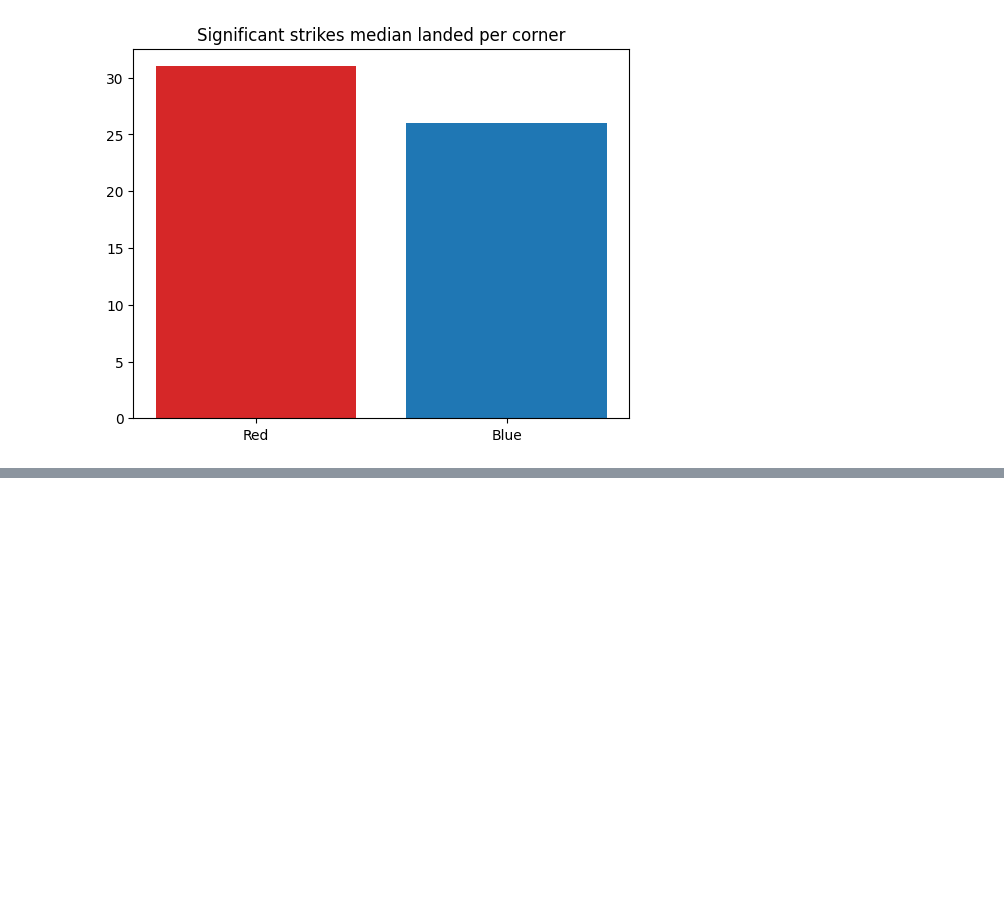
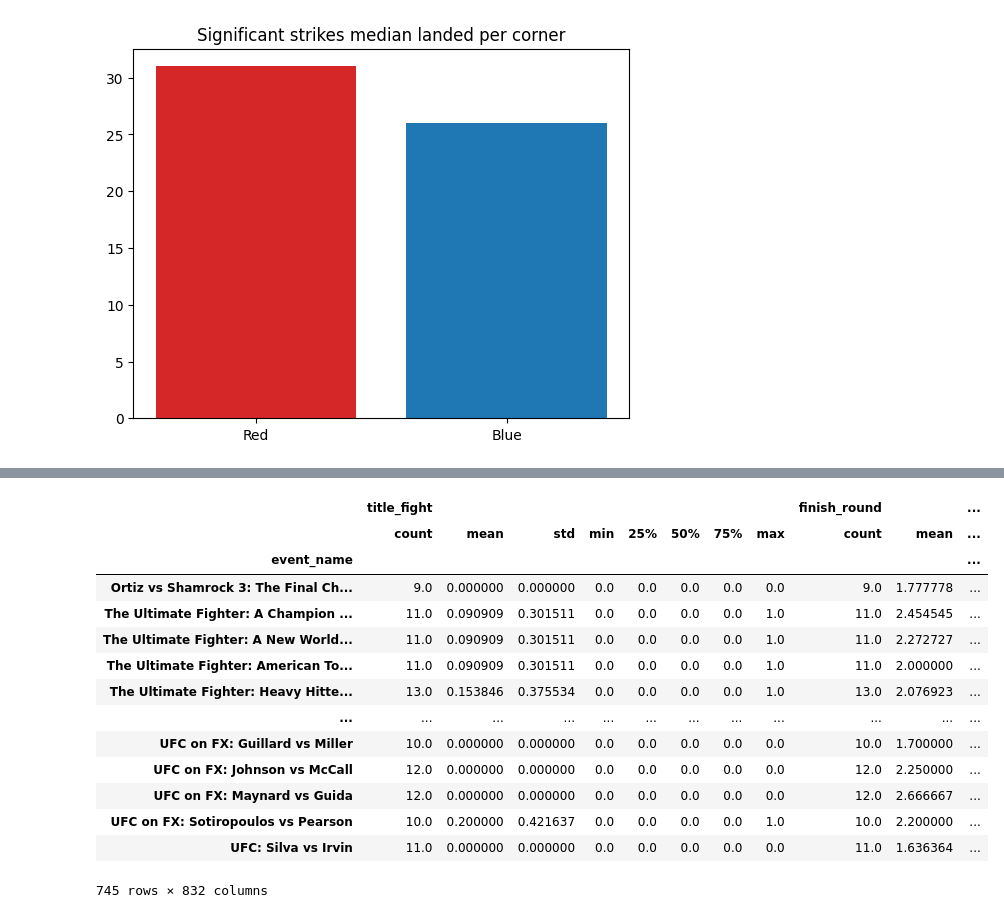
Before and after one commit to ATalaveraDev/UFC_analisys, a Jupyter notebook: notebooks/descriptive analysis.ipynb, the cells around one changed output, grey strips where cells are left out. Saved outputs shown, nothing was run; the diff lists cells and outputs as text; code cells hidden in the pictures; blank space fills up the shorter version.

```diff
--- a/notebooks/descriptive analysis.ipynb
+++ b/notebooks/descriptive analysis.ipynb
@@ -133,0 +153,24 @@ Text(0.5, 1.0, 'Significant strikes median landed per corner')
+# %%
+import numpy as np
+
+#fig, ax = plt.subplots()
+
+event = data.groupby('event_name')
+event.describe()
+#ax.bar(event['event_name'], event['finish_round'].mean())
+# %% [output]
+|  | title_fight |  |  |  |  |  |  |  | finish_round |  | ... |
+|  | count | mean | std | min | 25% | 50% | 75% | max | count | mean | ... |
+| event_name |  |  |  |  |  |  |  |  |  |  | ... |
+| Ortiz vs Shamrock 3: The Final Ch... | 9.0 | 0.000000 | 0.000000 | 0.0 | 0.0 | 0.0 | 0.0 | 0.0 | 9.0 | 1.777778 | ... |
+| The Ultimate Fighter: A Champion ... | 11.0 | 0.090909 | 0.301511 | 0.0 | 0.0 | 0.0 | 0.0 | 1.0 | 11.0 | 2.454545 | ... |
+| The Ultimate Fighter: A New World... | 11.0 | 0.090909 | 0.301511 | 0.0 | 0.0 | 0.0 | 0.0 | 1.0 | 11.0 | 2.272727 | ... |
+| The Ultimate Fighter: American To... | 11.0 | 0.090909 | 0.301511 | 0.0 | 0.0 | 0.0 | 0.0 | 1.0 | 11.0 | 2.000000 | ... |
+| The Ultimate Fighter: Heavy Hitte... | 13.0 | 0.153846 | 0.375534 | 0.0 | 0.0 | 0.0 | 0.0 | 1.0 | 13.0 | 2.076923 | ... |
+| ... | ... | ... | ... | ... | ... | ... | ... | ... | ... | ... | ... |
+| UFC on FX: Guillard vs Miller | 10.0 | 0.000000 | 0.000000 | 0.0 | 0.0 | 0.0 | 0.0 | 0.0 | 10.0 | 1.700000 | ... |
+| UFC on FX: Johnson vs McCall | 12.0 | 0.000000 | 0.000000 | 0.0 | 0.0 | 0.0 | 0.0 | 0.0 | 12.0 | 2.250000 | ... |
+| UFC on FX: Maynard vs Guida | 12.0 | 0.000000 | 0.000000 | 0.0 | 0.0 | 0.0 | 0.0 | 0.0 | 12.0 | 2.666667 | ... |
+| UFC on FX: Sotiropoulos vs Pearson | 10.0 | 0.200000 | 0.421637 | 0.0 | 0.0 | 0.0 | 0.0 | 1.0 | 10.0 | 2.200000 | ... |
+| UFC: Silva vs Irvin | 11.0 | 0.000000 | 0.000000 | 0.0 | 0.0 | 0.0 | 0.0 | 0.0 | 11.0 | 1.636364 | ... |
+745 rows × 832 columns
```
Also changed, not shown: parts of 2 cells of this notebook, 2 other files.
